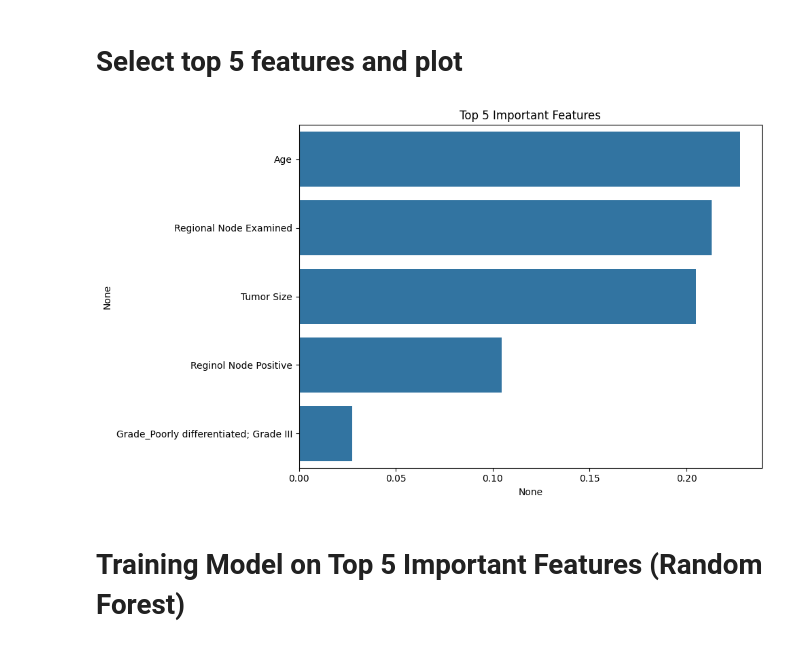
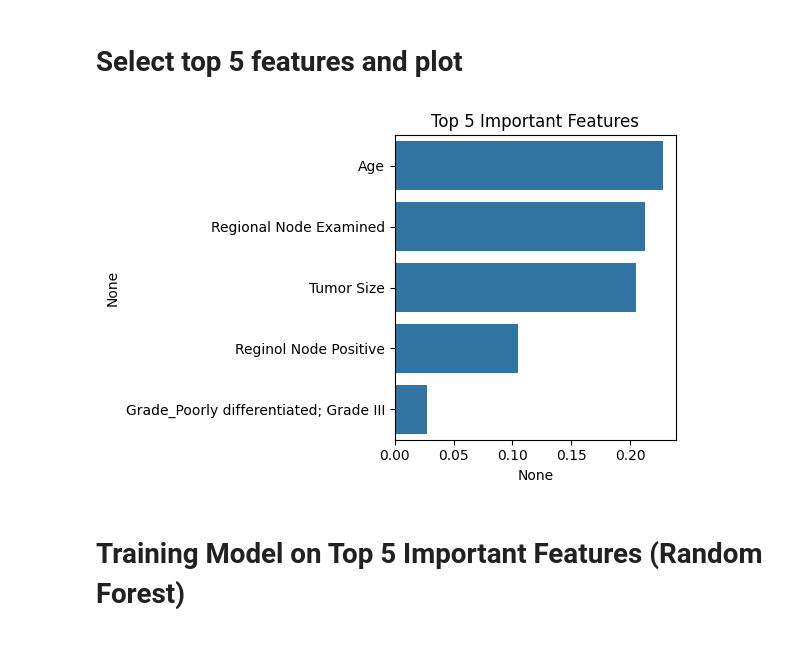
Before and after one commit to MichaelYemane707/breast_cancer_prediction, a Jupyter notebook: RandomForestClassifier.ipynb, the cells around one changed output. Drawn from its saved outputs; the diff is of its cells as text; code cells hidden in the pictures.

```diff
--- a/RandomForestClassifier.ipynb
+++ b/RandomForestClassifier.ipynb
@@ -145,15 +146,15 @@ feat_importances = pd.Series(importances, index=feature_names)
 # %% [markdown]
 # Select top 5 features and plot
 # %%
-plt.figure(figsize=(10, 6))
+plt.figure(figsize=(6, 4))
 sns.barplot(x=feat_importances.sort_values(ascending=False)[:5],
             y=feat_importances.sort_values(ascending=False).index[:5])
 plt.title("Top 5 Important Features")
 
 plt.tight_layout()
 plt.show()
 # %% [output]
-[figure, old version]
+[figure, new version]
 # %% [markdown]
 # Training Model on Top 5 Important Features (Random Forest)
 # %%
```
Also changed, not shown: parts of 14 cells of this notebook.
